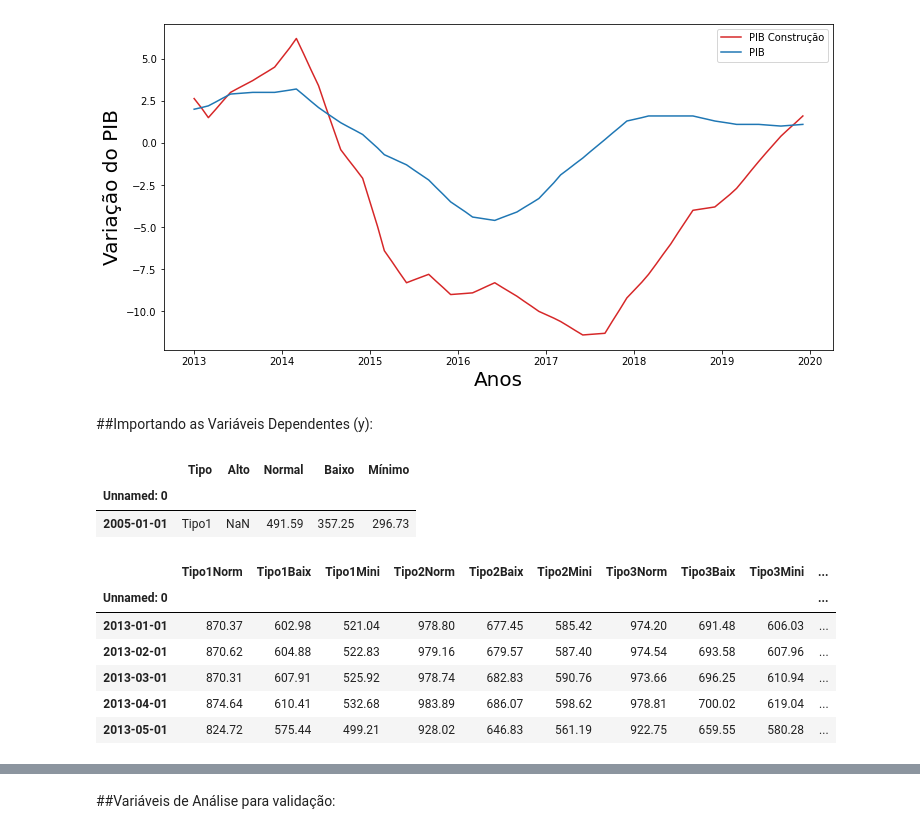
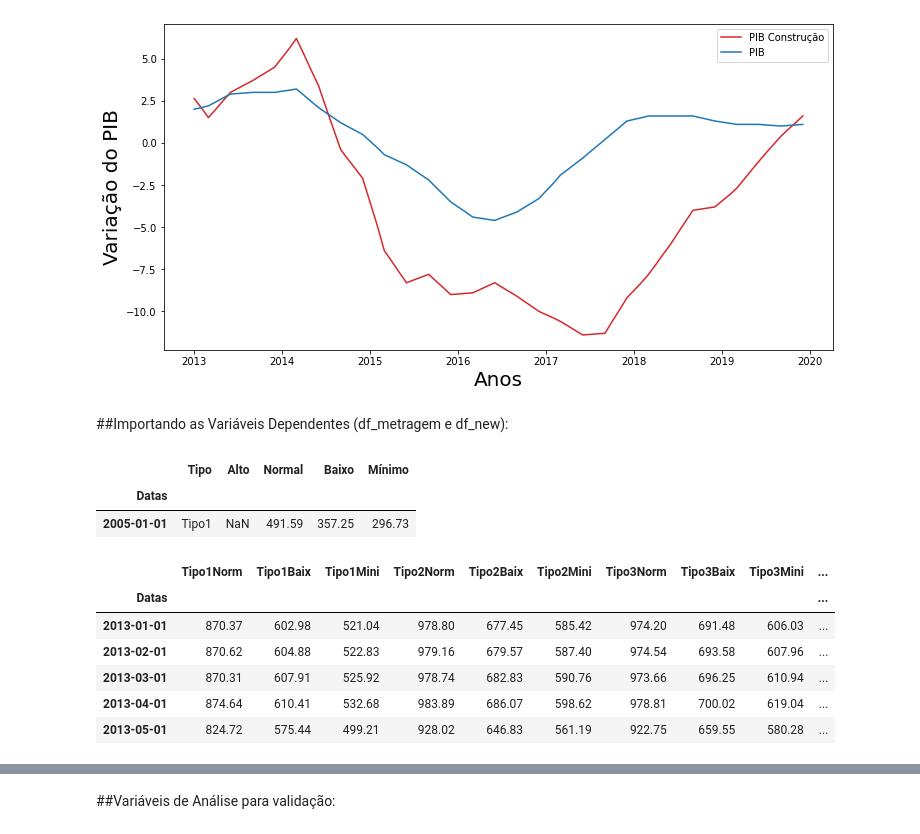
Before and after one commit to GabrielTrentino/TCC, a Jupyter notebook: TCC_parte_2.ipynb, the cells around one changed output, grey strips where cells are left out. Saved outputs shown, nothing was run; the diff lists cells and outputs as text; code cells hidden in the pictures.

```diff
--- a/TCC_parte_2.ipynb
+++ b/TCC_parte_2.ipynb
@@ -179,16 +180,17 @@ plt.legend();
 # %% [output]
 [figure]
 # %% [markdown]
-##Importando as Variáveis Dependentes (y):
+##Importando as Variáveis Dependentes (df_metragem e df_new):
 # %%
 metragem_path = 'https://raw.githubusercontent.com/GabrielTrentino/TCC/master/Metragem_por_Tipo.csv'
 df_metragem = pd.read_csv(metragem_path)
-df_metragem.index = pd.to_datetime(df_metragem["Unnamed: 0"], format = "%m/%Y")
-df_metragem.drop("Unnamed: 0", axis = 1, inplace=True)
+df_metragem.rename(columns = {"Unnamed: 0":"Datas"}, inplace = True)
+df_metragem.index = pd.to_datetime(df_metragem["Datas"], format = "%m/%Y")
+df_metragem.drop("Datas", axis = 1, inplace=True)
 df_metragem.head(1)
 # %% [output]
 |  | Tipo | Alto | Normal | Baixo | Mínimo |
-| Unnamed: 0 |  |  |  |  |  |
+| Datas |  |  |  |  |  |
 | 2005-01-01 | Tipo1 | NaN | 491.59 | 357.25 | 296.73 |
 # %%
 df_new = pd.DataFrame()
@@ -213,11 +215,12 @@ df_new['Tipo6Mini'] = df_metragem.query("Tipo == 'Tipo6'").Mínimo
 df_new['Tipo7Norm'] = df_metragem.query("Tipo == 'Tipo7'").Normal
 df_new['Tipo7Baix'] = df_metragem.query("Tipo == 'Tipo7'").Baixo
 df_new['Tipo7Mini'] = df_metragem.query("Tipo == 'Tipo7'").Mínimo
-df_new = df_new[96:]
+df_new = df_new[df_new.index >= "2013"]
+df_new = df_new[df_new.index < "2020"]
 df_new.head()
 # %% [output]
 |  | Tipo1Norm | Tipo1Baix | Tipo1Mini | Tipo2Norm | Tipo2Baix | Tipo2Mini | Tipo3Norm | Tipo3Baix | Tipo3Mini | ... |
-| Unnamed: 0 |  |  |  |  |  |  |  |  |  | ... |
+| Datas |  |  |  |  |  |  |  |  |  | ... |
 | 2013-01-01 | 870.37 | 602.98 | 521.04 | 978.80 | 677.45 | 585.42 | 974.20 | 691.48 | 606.03 | ... |
 | 2013-02-01 | 870.62 | 604.88 | 522.83 | 979.16 | 679.57 | 587.40 | 974.54 | 693.58 | 607.96 | ... |
 | 2013-03-01 | 870.31 | 607.91 | 525.92 | 978.74 | 682.83 | 590.76 | 973.66 | 696.25 | 610.94 | ... |
```
Also changed, not shown: parts of 40 cells of this notebook.
